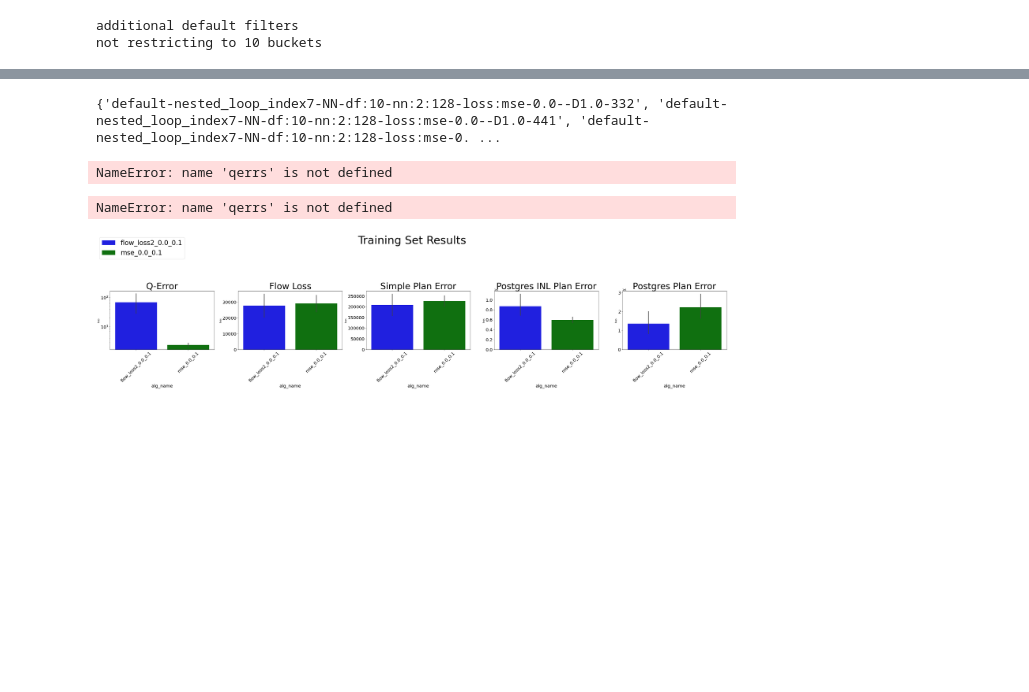
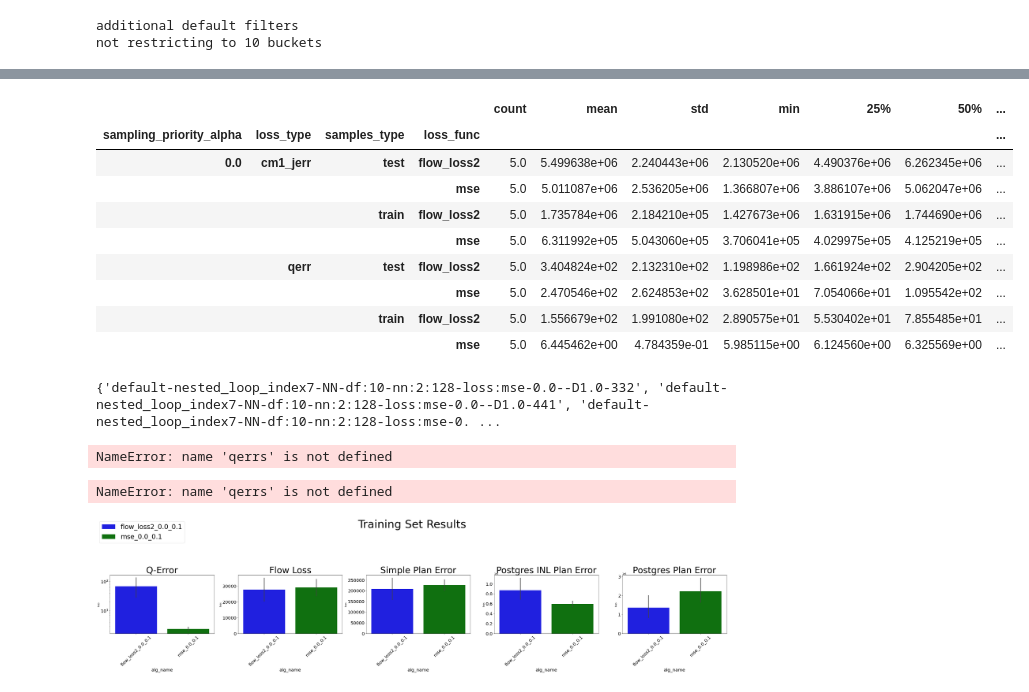
Before and after one commit to parimarjan/learned-cardinalities, a Jupyter notebook: summary_results.ipynb, the cells around one changed output, grey strips where cells are left out. Drawn from its saved outputs; the diff is of its cells as text; code cells hidden in the pictures; blank space fills up the shorter version.

```diff
--- a/summary_results.ipynb
+++ b/summary_results.ipynb
@@ -224,3 +197,17 @@ cur_df.groupby(["diff_templates_seed", "sampling_priority_alpha",
+# %%
+cur_df.groupby([ "sampling_priority_alpha",
+                "loss_type", "samples_type", "loss_func"]).describe()["loss"]
+# %% [output]
+|  |  |  |  | count | mean | std | min | 25% | 50% | ... |
+| sampling_priority_alpha | loss_type | samples_type | loss_func |  |  |  |  |  |  | ... |
+| 0.0 | cm1_jerr | test | flow_loss2 | 5.0 | 5.499638e+06 | 2.240443e+06 | 2.130520e+06 | 4.490376e+06 | 6.262345e+06 | ... |
+|  |  |  | mse | 5.0 | 5.011087e+06 | 2.536205e+06 | 1.366807e+06 | 3.886107e+06 | 5.062047e+06 | ... |
+|  |  | train | flow_loss2 | 5.0 | 1.735784e+06 | 2.184210e+05 | 1.427673e+06 | 1.631915e+06 | 1.744690e+06 | ... |
+|  |  |  | mse | 5.0 | 6.311992e+05 | 5.043060e+05 | 3.706041e+05 | 4.029975e+05 | 4.125219e+05 | ... |
+|  | qerr | test | flow_loss2 | 5.0 | 3.404824e+02 | 2.132310e+02 | 1.198986e+02 | 1.661924e+02 | 2.904205e+02 | ... |
+|  |  |  | mse | 5.0 | 2.470546e+02 | 2.624853e+02 | 3.628501e+01 | 7.054066e+01 | 1.095542e+02 | ... |
+|  |  | train | flow_loss2 | 5.0 | 1.556679e+02 | 1.991080e+02 | 2.890575e+01 | 5.530402e+01 | 7.855485e+01 | ... |
+|  |  |  | mse | 5.0 | 6.445462e+00 | 4.784359e-01 | 5.985115e+00 | 6.124560e+00 | 6.325569e+00 | ... |
 # %%
 # cur_df = cur_df[cur_df.hidden_layer_size == 128]
 # cur_df = cur_df[cur_df.feat_rel_pg_ests_onehot == 0]
```
Also changed, not shown: parts of 7 cells of this notebook, 2 other files.
